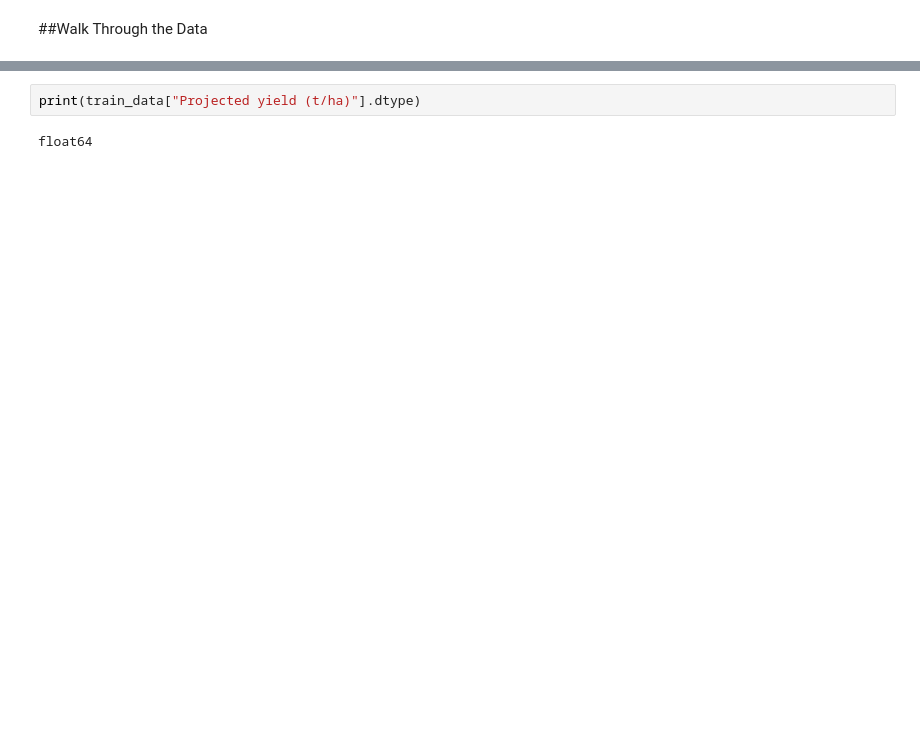
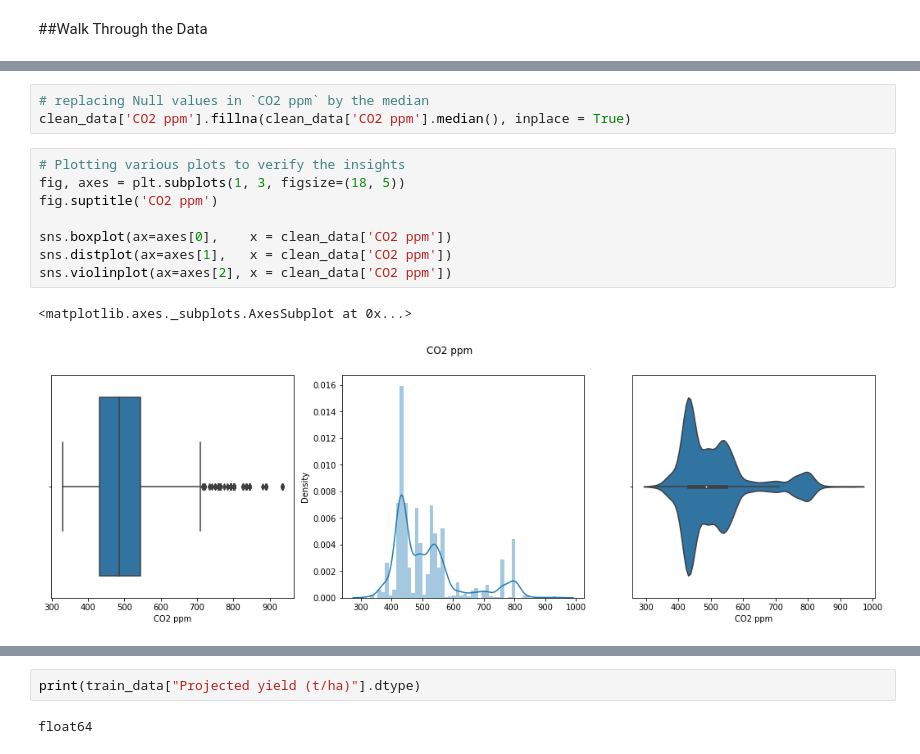
Before and after one commit to helloitsdaksh/Minor-Project, a Jupyter notebook: Minor_Project.ipynb, the cells around one changed output, grey strips where cells are left out. Cells and saved outputs as stored; diff of their text form; blank space fills up the shorter version.

```diff
--- a/Minor_Project.ipynb
+++ b/Minor_Project.ipynb
@@ -175,0 +153,14 @@ train_data = clean_data.dropna(subset=['Projected yield (t/ha)'])
+# %%
+# replacing Null values in `CO2 ppm` by the median
+clean_data['CO2 ppm'].fillna(clean_data['CO2 ppm'].median(), inplace = True)
+# %%
+# Plotting various plots to verify the insights
+fig, axes = plt.subplots(1, 3, figsize=(18, 5))
+fig.suptitle('CO2 ppm')
+
+sns.boxplot(ax=axes[0],    x = clean_data['CO2 ppm'])
+sns.distplot(ax=axes[1],   x = clean_data['CO2 ppm'])
+sns.violinplot(ax=axes[2], x = clean_data['CO2 ppm'])
+# %% [output]
+<matplotlib.axes._subplots.AxesSubplot at 0x...>
+[figure, added]
```
Also changed, not shown: parts of 93 cells of this notebook.
